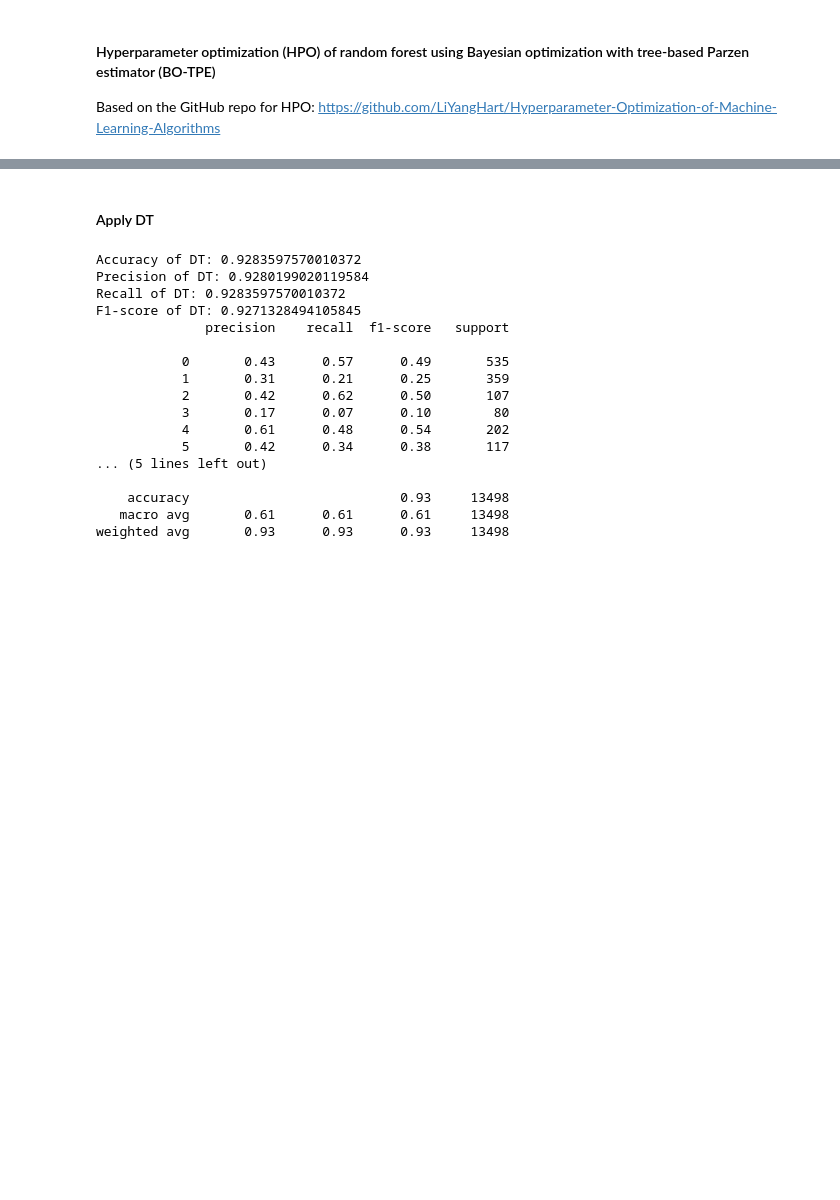
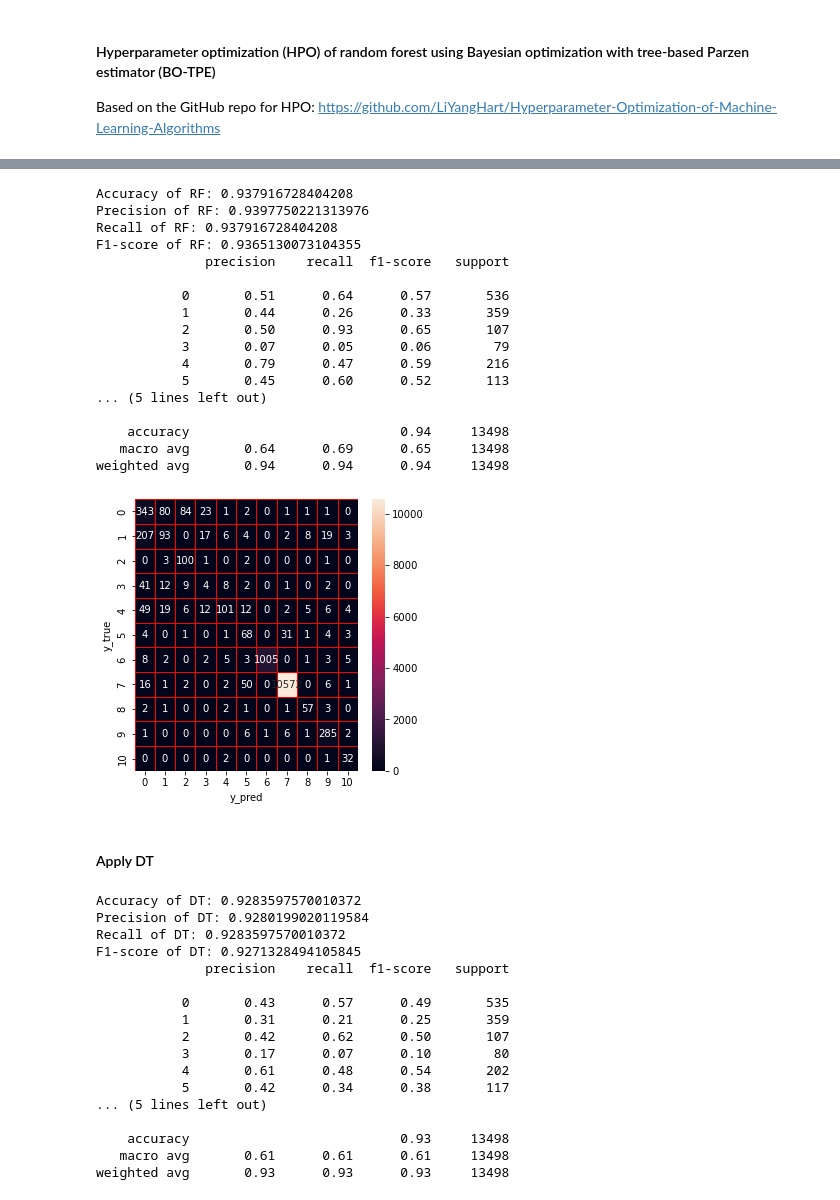
Before and after one commit to LaBaicai02/IDS_project, a Jupyter notebook: MTH-IDS_Adoptation_UNSW-NB15/MTH_IDS_Adoption_UNSW-NB15.ipynb, the cells around one changed output, grey strips where cells are left out. Drawn from its saved outputs; the diff is of its cells as text; code cells hidden in the pictures; blank space fills up the shorter version.

```diff
--- a/MTH-IDS_Adoptation_UNSW-NB15/MTH_IDS_Adoption_UNSW-NB15.ipynb
+++ b/MTH-IDS_Adoptation_UNSW-NB15/MTH_IDS_Adoption_UNSW-NB15.ipynb
@@ -569,3 +701,40 @@ rf_test=rf_hpo.predict(X_test)
+# %%
+rf_hpo = RandomForestClassifier(n_estimators = 171, min_samples_leaf = 10, max_depth = 99, min_samples_split = 2, max_features = 10, criterion = 'entropy')
+rf_hpo.fit(X_train,y_train)
+rf_score=rf_hpo.score(X_test,y_test)
+y_predict=rf_hpo.predict(X_test)
+y_true=y_test
+print('Accuracy of RF: '+ str(rf_score))
+precision,recall,fscore,none= precision_recall_fscore_support(y_true, y_predict, average='weighted')
+print('Precision of RF: '+(str(precision)))
+print('Recall of RF: '+(str(recall)))
+print('F1-score of RF: '+(str(fscore)))
+print(classification_report(y_true,y_predict))
+cm=confusion_matrix(y_true,y_predict)
+f,ax=plt.subplots(figsize=(5,5))
+sns.heatmap(cm,annot=True,linewidth=0.5,linecolor="red",fmt=".0f",ax=ax)
+plt.xlabel("y_pred")
+plt.ylabel("y_true")
+plt.show()
+# %% [output]
+Accuracy of RF: 0.937916728404208
+Precision of RF: 0.9397750221313976
+Recall of RF: 0.937916728404208
+F1-score of RF: 0.9365130073104355
+              precision    recall  f1-score   support
+
+           0       0.51      0.64      0.57       536
+           1       0.44      0.26      0.33       359
+           2       0.50      0.93      0.65       107
+           3       0.07      0.05      0.06        79
+           4       0.79      0.47      0.59       216
+           5       0.45      0.60      0.52       113
+... (5 lines left out)
+
+    accuracy                           0.94     13498
+   macro avg       0.64      0.69      0.65     13498
+weighted avg       0.94      0.94      0.94     13498
+[figure, added]
 # %% [markdown]
 #### Apply DT
 # %%
```
Also changed, not shown: parts of 15 cells of this notebook, 1 other file.
